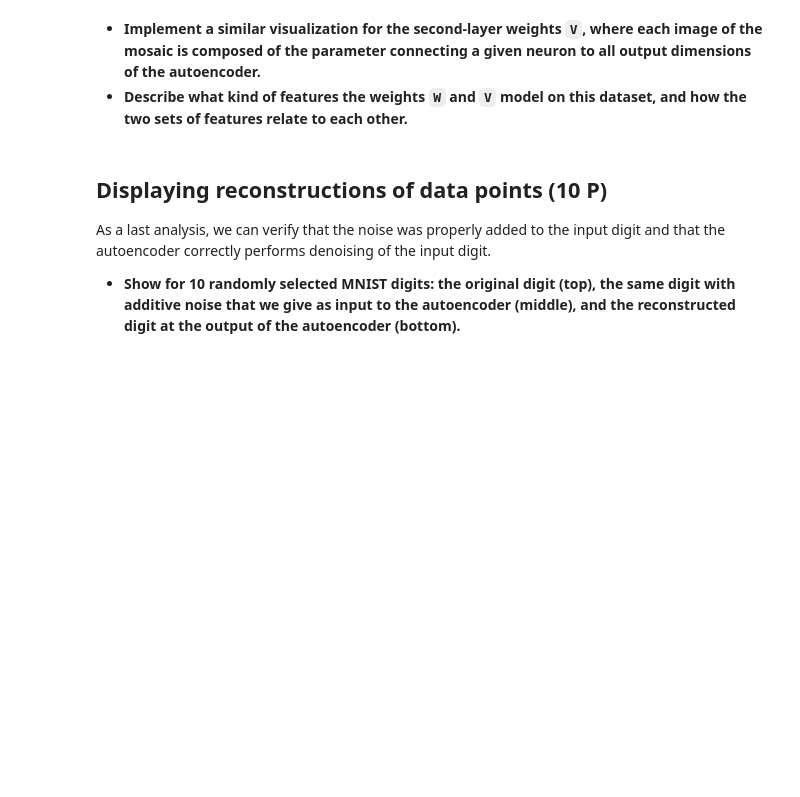
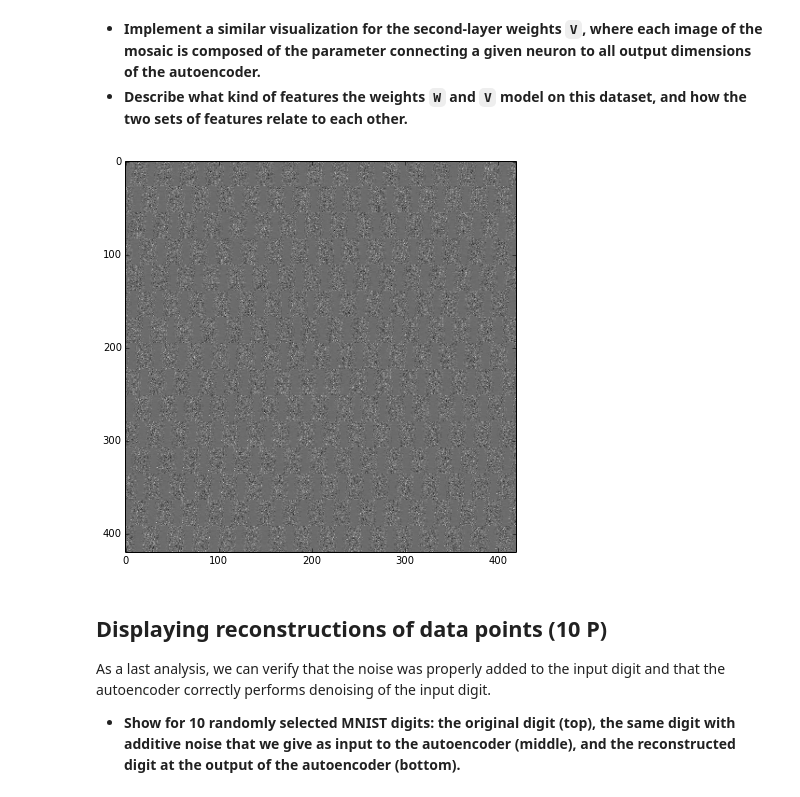
Before and after one commit to tim-pl-m/machinelearning2, a Jupyter notebook: ML2_exercise_4/sheet04-tim.ipynb, the cells around one changed output. Cells and saved outputs as stored; diff of their text form; code cells hidden in the pictures; blank space fills up the shorter version.

```diff
--- a/ML2_exercise_4/sheet04-tim.ipynb
+++ b/ML2_exercise_4/sheet04-tim.ipynb
@@ -129,9 +169,14 @@ plt.show()
 * **Describe what kind of features the weights `W` and `V` model on this dataset, and how the two sets of features relate to each other.**
 # %%
 ### TODO: replace by your own code
-import solution
-solution.plotV(ae.V)
+# import solution
+# solution.plotV(ae.V)
 ###
+plt.figure(figsize=(7,7))
+plt.imshow(ae.V.reshape(28,28,15,15).transpose(2,0,3,1).reshape(28*15,28*15),cmap='gray')
+plt.show()
+# %% [output]
+[figure, added]
 # %% [markdown]
 ## Displaying reconstructions of data points (10 P)
 
```
Also changed, not shown: parts of 6 cells of this notebook.
